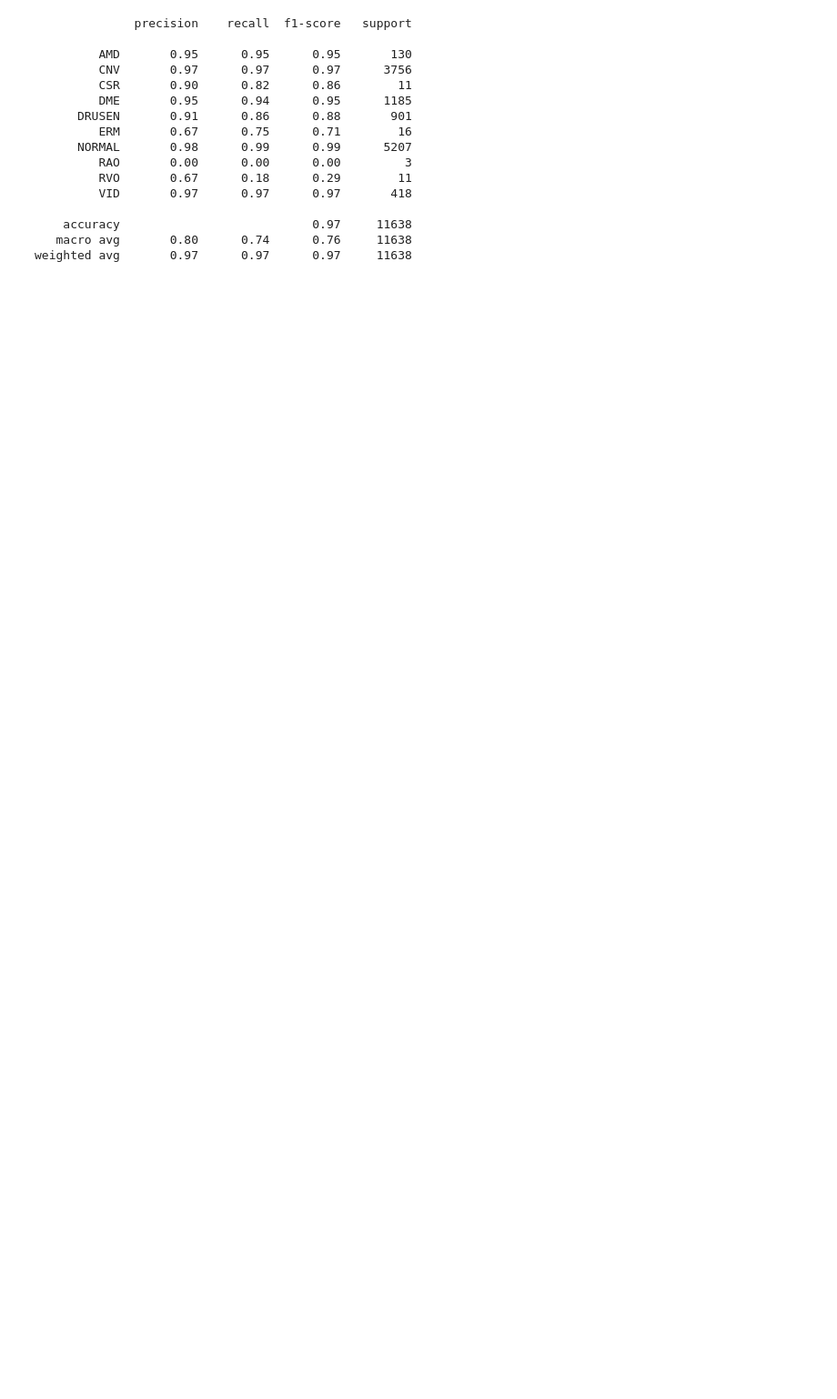
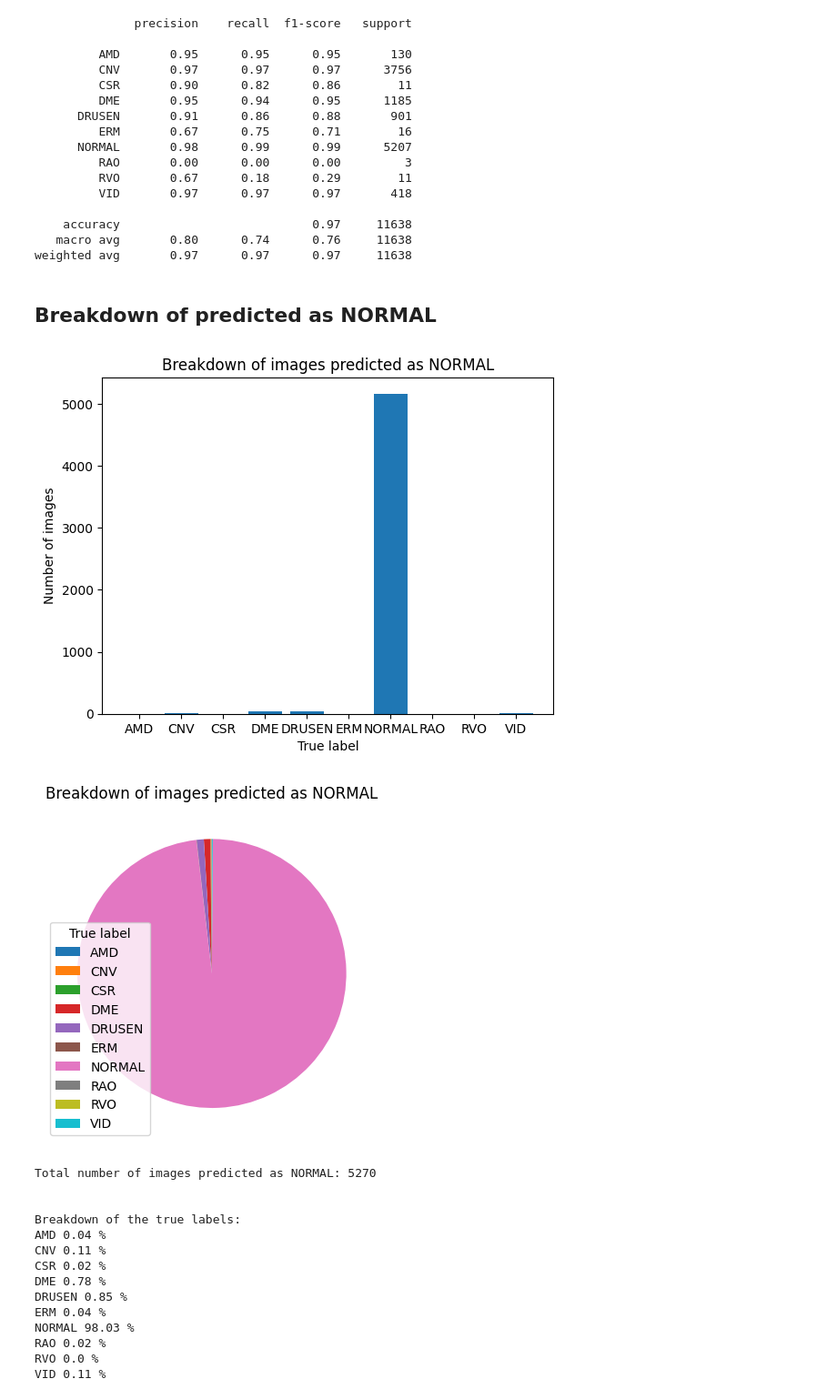
Before and after one commit to KogenNobori/ML-OCT, a Jupyter notebook: classifier.ipynb, the cells around one changed output. Shown at 91% size. Drawn from its saved outputs; the diff is of its cells as text; code cells hidden in the pictures; blank space fills up the shorter version.

Commit message:
Kaggle Notebook | classifier | Version 6

```diff
--- a/classifier.ipynb
+++ b/classifier.ipynb
@@ -219,9 +154,9 @@ wandb: Find logs at: ./wandb/run-20260825_235804-xsti9ctg/logs
 # Testing
 # %%
 # Loading the model. Not necessary if you already have.
-# model = timm.create_model('resnet34', pretrained=True, num_classes = 10)
-# model.to(device)
-# model.load_state_dict(torch.load("/kaggle/input/models/kogennobori/classifeier/pytorch/default/1/trained_net.pth"))
+model = timm.create_model('resnet34', pretrained=True, num_classes = 10)
+model.to(device)
+model.load_state_dict(torch.load("/kaggle/input/models/kogennobori/classifeier/pytorch/default/3/trained_net.pth"))
 model.eval() # is this necessary?
 # %% [output]
 ResNet(
@@ -440,3 +375,45 @@ print(classification_report(true, pred, target_names=classes))
     accuracy                           0.97     11638
    macro avg       0.80      0.74      0.76     11638
 weighted avg       0.97      0.97      0.97     11638
+# %% [markdown]
+## Breakdown of predicted as NORMAL
+# %%
+# classes as a list
+classes = ['AMD','CNV', 'CSR', 'DME', 'DRUSEN', 'ERM', 'NORMAL', 'RAO', 'RVO', 'VID' ]
+# %%
+bd_normal = cm[:,6]
+tot_normal = cm[:,6].sum()
+
+plt.bar(classes, bd_normal)
+plt.title('Breakdown of images predicted as NORMAL')
+plt.xlabel('True label')
+plt.ylabel('Number of images')
+plt.show()
+
+plt.pie(bd_normal, labels=classes, startangle=90, labeldistance=None)
+plt.title('Breakdown of images predicted as NORMAL')
+plt.legend(title = 'True label')
+plt.show()
+
+print('Total number of images predicted as NORMAL:', tot_normal)
+print('\n')
+print('Breakdown of the true labels:')
+for i in range(len(classes)):
+    print(classes[i], round(bd_normal[i]/tot_normal*100, 2),'%')
+# %% [output]
+[figure, added]
+[figure, added]
+Total number of images predicted as NORMAL: 5270
+
+
+Breakdown of the true labels:
+AMD 0.04 %
+CNV 0.11 %
+CSR 0.02 %
+DME 0.78 %
+DRUSEN 0.85 %
+ERM 0.04 %
+NORMAL 98.03 %
+RAO 0.02 %
+RVO 0.0 %
+VID 0.11 %
```
Also changed, not shown: parts of 3 cells of this notebook.
